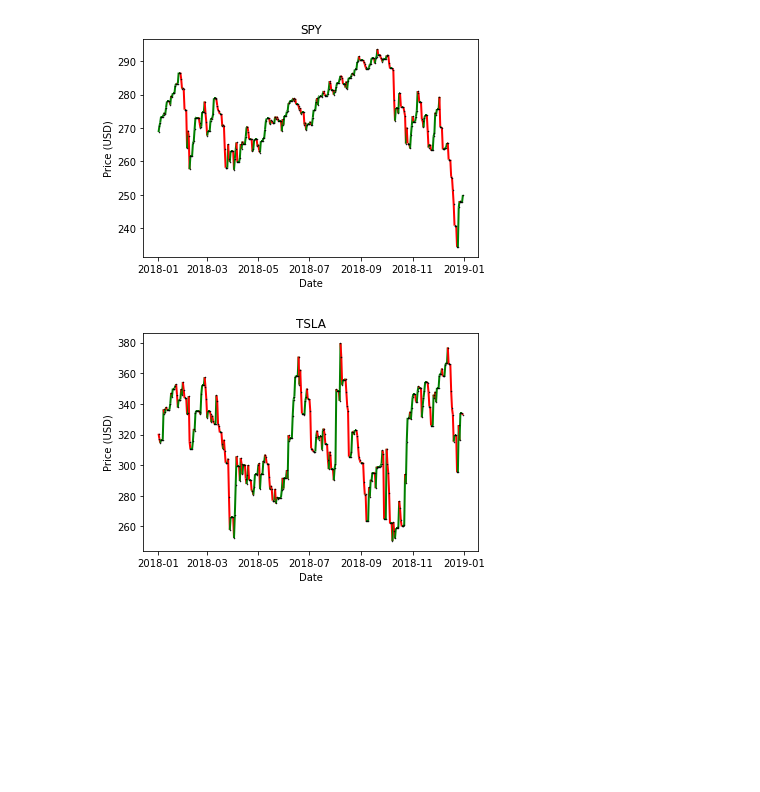
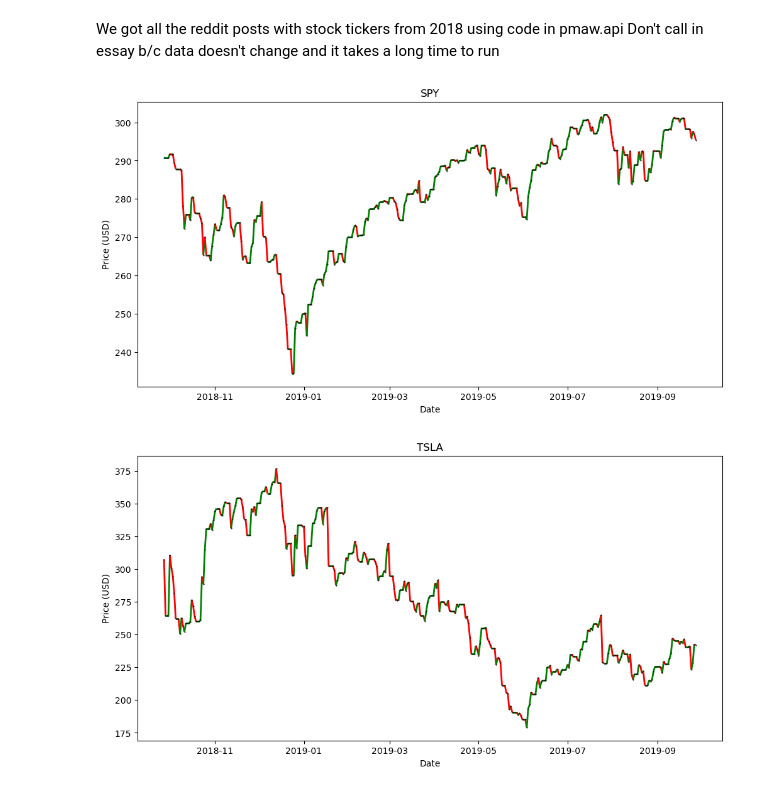
Before and after one commit to olincollege/reddit-stock-market-analysis, a Jupyter notebook: computational_essay.ipynb, the cells around one changed output. Cells and saved outputs as stored; diff of their text form; code cells hidden in the pictures; blank space fills up the shorter version.

```diff
--- a/computational_essay.ipynb
+++ b/computational_essay.ipynb
@@ -4,6 +4,9 @@
 # %%
 from stock_info.pull_stock_info import get_stock_info
 from graphing.graph_stock_info import make_color_plot
+# %% [markdown]
+We got all the reddit posts with stock tickers from 2018 using code in pmaw.api
+Don't call in essay b/c data doesn't change and it takes a long time to run
 # %%
 
 # Get stock data from alpaca.markets API
@@ -13,8 +17,13 @@ get_stock_info('SPY', "2018-01-01", 365)
 # %%
-make_color_plot("stock_info/SPYdata.csv", "SPY")
+# Get stock data from alpaca.markets API
+# Start date is from reddit post
+get_stock_info('SPY', "2018-09-27", 365)
+
+# Graph stock data
+make_color_plot("stock_info/data/SPYdata.csv", "SPY")
 # %% [output]
-[figure, old version]
+[figure, new version]
 # %%
-make_color_plot("stock_info/TSLAdata.csv", "TSLA")
+make_color_plot("stock_info/data/TSLAdata.csv", "TSLA")
 # %% [output]
-[figure, old version]
+[figure, new version]
```
Also changed, not shown: parts of 2 cells of this notebook, 11 other files.
